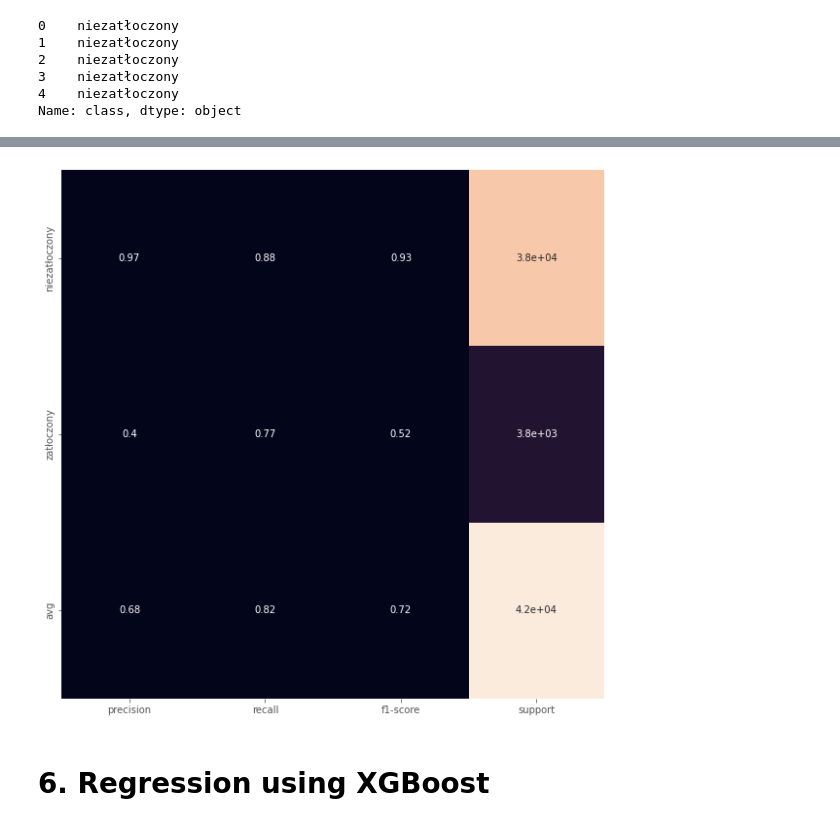
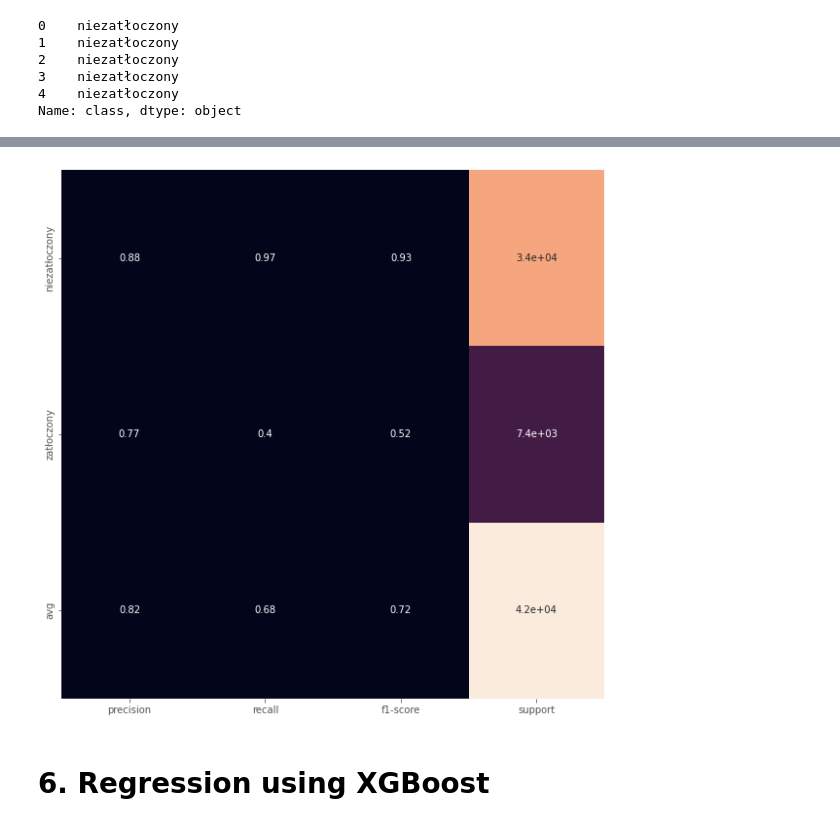
Before and after one commit to Walczi123/Projekt_Przetwarzanie_Danych, a Jupyter notebook: bin_cls_xgb.ipynb, the cells around one changed output, grey strips where cells are left out. Drawn from its saved outputs; the diff is of its cells as text; code cells hidden in the pictures.

Commit message:
Attempt to fix train test split in XGB

```diff
--- a/bin_cls_xgb.ipynb
+++ b/bin_cls_xgb.ipynb
@@ -306,9 +312,9 @@ def plot_classification_report(y_tru, y_prd, figsize=(10, 10), ax=None):
 # %%
 
 # Score
-plot_classification_report(preds, y_test)
+plot_classification_report(y_test, preds)
 # %% [output]
-[figure, old version]
+[figure, new version]
 # %% [markdown]
 # 6. Regression using XGBoost
 # %%
```
Also changed, not shown: parts of 6 cells of this notebook.
